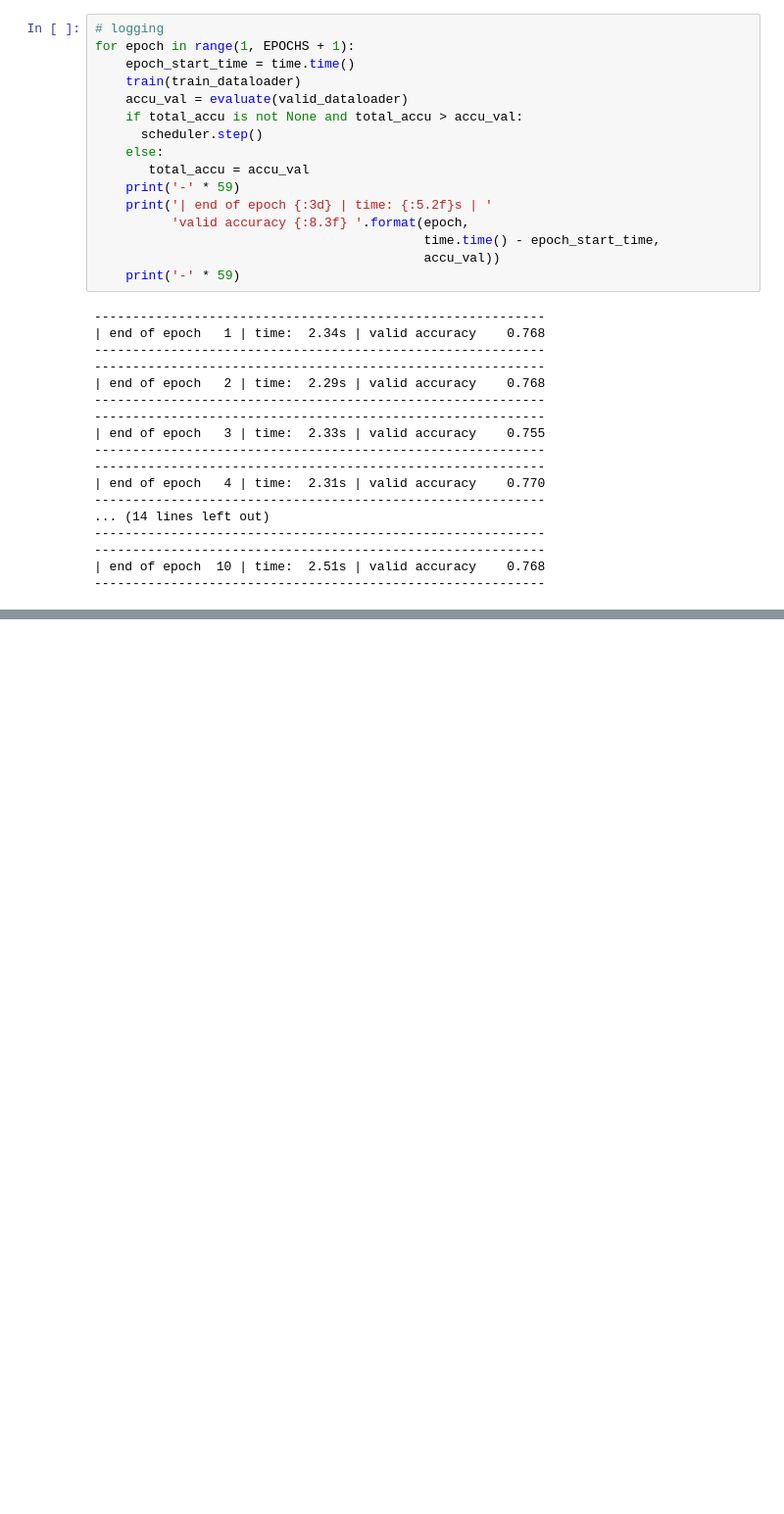
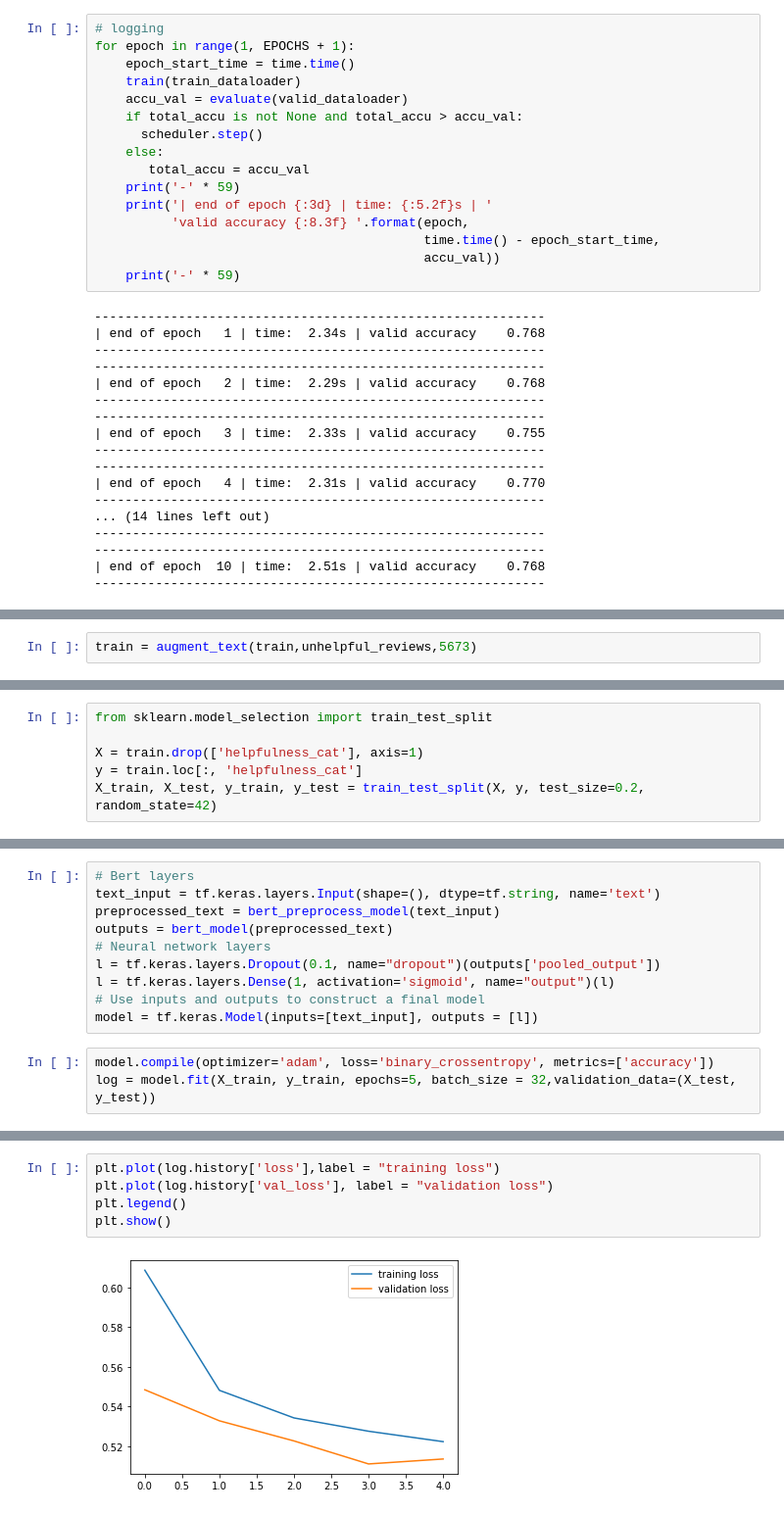
Before and after one commit to happysoymilk/movie-review-classifier, a Jupyter notebook: NLP_FCP.ipynb, the cells around one changed output, grey strips where cells are left out. Shown at 98% size. Cells and saved outputs as stored; diff of their text form; blank space fills up the shorter version.

```diff
--- a/NLP_FCP.ipynb
+++ b/NLP_FCP.ipynb
@@ -703,0 +883,2 @@ for epoch in range(1, EPOCHS + 1):
+# %%
+train = augment_text(train,unhelpful_reviews,5673)
@@ -703,0 +909,6 @@ for epoch in range(1, EPOCHS + 1):
+# %%
+from sklearn.model_selection import train_test_split
+
+X = train.drop(['helpfulness_cat'], axis=1)
+y = train.loc[:, 'helpfulness_cat']
+X_train, X_test, y_train, y_test = train_test_split(X, y, test_size=0.2, random_state=42)
@@ -703,0 +1066,13 @@ for epoch in range(1, EPOCHS + 1):
+# %%
+# Bert layers
+text_input = tf.keras.layers.Input(shape=(), dtype=tf.string, name='text')
+preprocessed_text = bert_preprocess_model(text_input)
+outputs = bert_model(preprocessed_text)
+# Neural network layers
+l = tf.keras.layers.Dropout(0.1, name="dropout")(outputs['pooled_output'])
+l = tf.keras.layers.Dense(1, activation='sigmoid', name="output")(l)
+# Use inputs and outputs to construct a final model
+model = tf.keras.Model(inputs=[text_input], outputs = [l])
+# %%
+model.compile(optimizer='adam', loss='binary_crossentropy', metrics=['accuracy'])
+log = model.fit(X_train, y_train, epochs=5, batch_size = 32,validation_data=(X_test, y_test))
@@ -703,0 +1094,7 @@ for epoch in range(1, EPOCHS + 1):
+# %%
+plt.plot(log.history['loss'],label = "training loss")
+plt.plot(log.history['val_loss'], label = "validation loss")
+plt.legend()
+plt.show()
+# %% [output]
+[figure, added]
```
Also changed, not shown: parts of 33 cells of this notebook.
